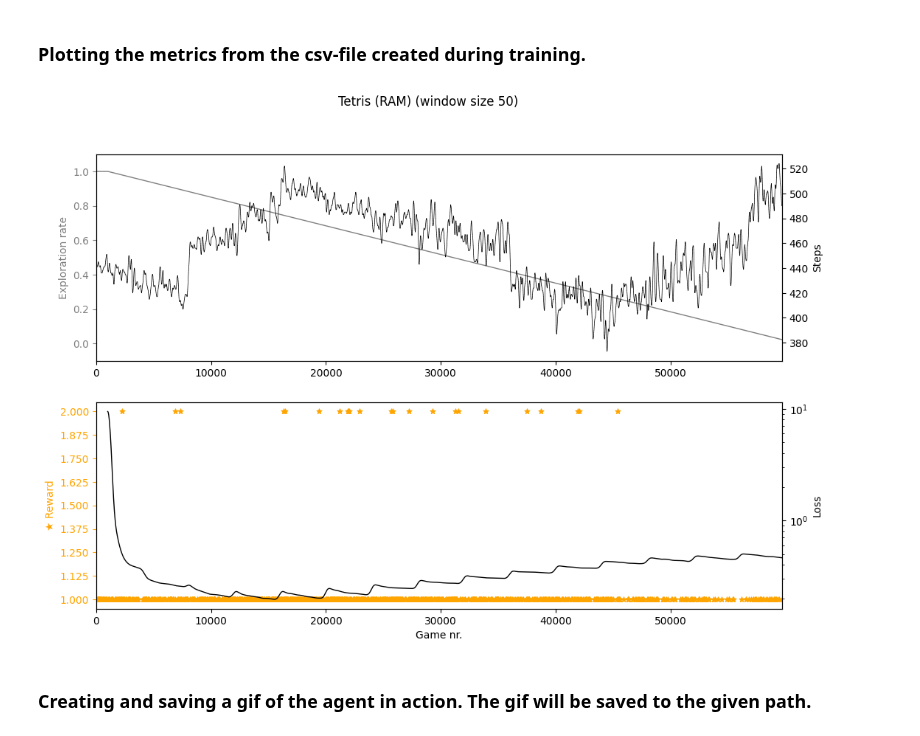
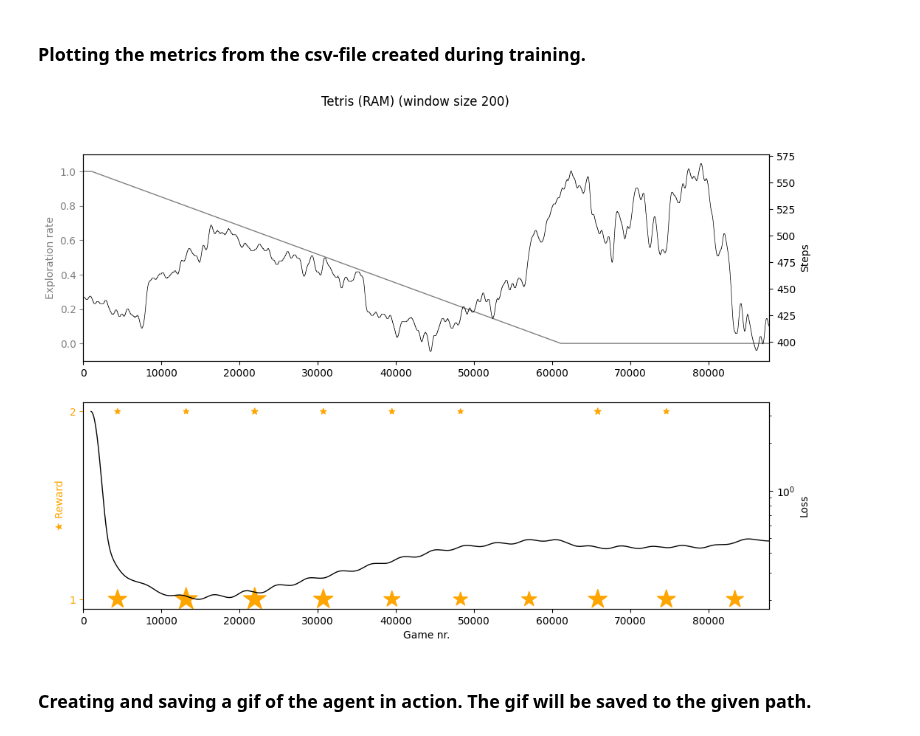
Before and after one commit to hallvardnmbu/reinforcement-learning, a Jupyter notebook: tetris/results/example.ipynb, the cells around one changed output. Saved outputs shown, nothing was run; the diff lists cells and outputs as text; code cells hidden in the pictures.

```diff
--- a/tetris/results/example.ipynb
+++ b/tetris/results/example.ipynb
@@ -4,8 +4,8 @@
 `WEIGHTS` : Path to the pre-trained weights
 `METRICS` : Path to the training history, or None
 # %%
-WEIGHTS = './weights.pth'
-METRICS = './metrics.csv'
+WEIGHTS = './output-2/weights-75000.pth'
+METRICS = './output-2/metrics.csv'
 # %%
 import sys
 import torch
@@ -46,11 +128,11 @@ A.L.E: Arcade Learning Environment (version 0.8.1+53f58b7)
 # %% [markdown]
 ### Plotting the metrics from the csv-file created during training.
 # %%
-graph(METRICS, title="Tetris (RAM)", window=50) if METRICS else None
+graph2(METRICS, title="Tetris (RAM)", window=200) if METRICS else None
 plt.savefig('./metrics.png') if METRICS else None
 plt.show() if METRICS else None
 # %% [output]
-[figure, old version]
+[figure, new version]
 # %% [markdown]
 ### Creating and saving a gif of the agent in action. The gif will be saved to the given path.
 # %%
```
Also changed, not shown: parts of 10 cells of this notebook, 5 other files.
